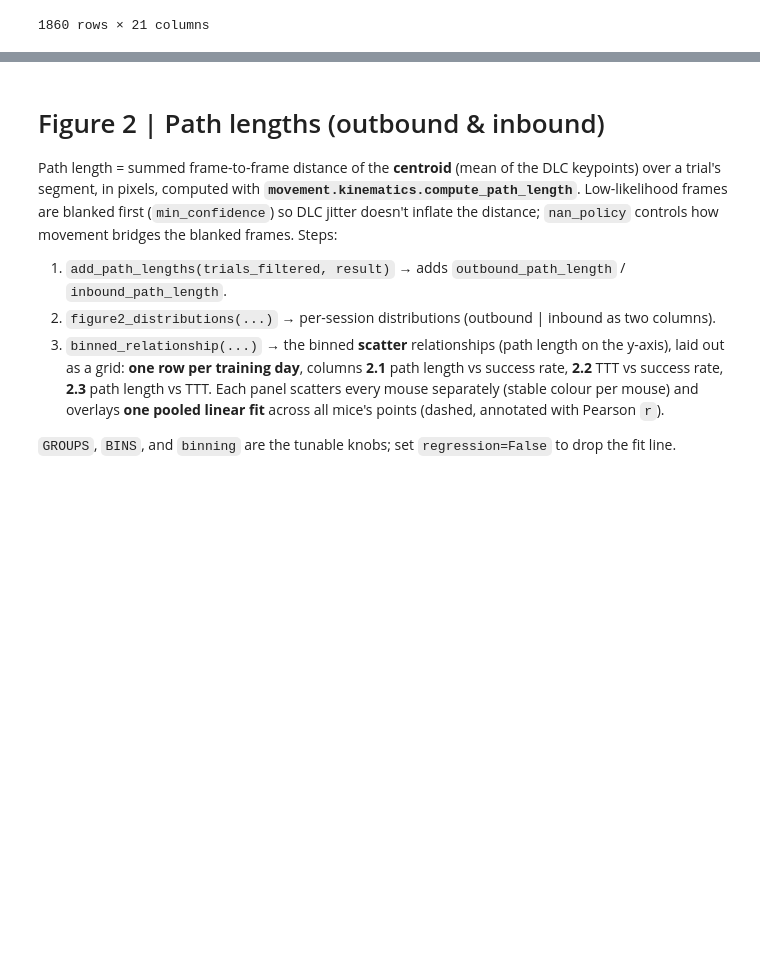
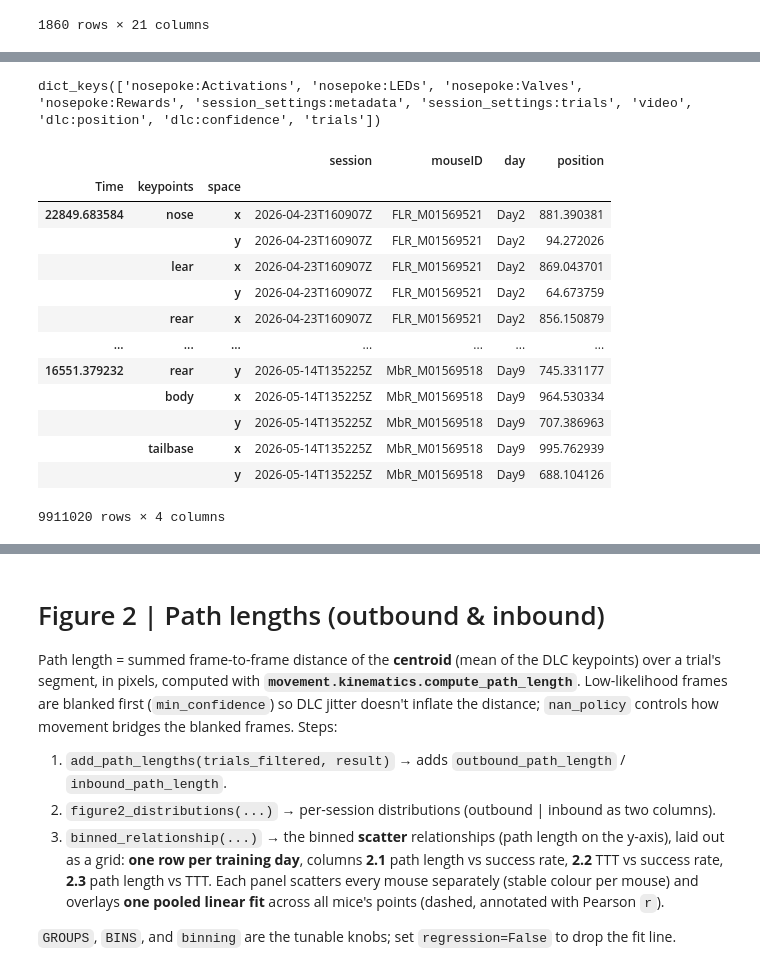
Before and after one commit to Keshavarzi-lab/data-conduit, a Jupyter notebook: src/data_conduit/qc/Requested_plots.ipynb, the cells around one changed output, grey strips where cells are left out. Saved outputs shown, nothing was run; the diff lists cells and outputs as text; code cells hidden in the pictures; blank space fills up the shorter version.

```diff
--- a/src/data_conduit/qc/Requested_plots.ipynb
+++ b/src/data_conduit/qc/Requested_plots.ipynb
@@ -258,0 +261,21 @@ fig, axes = figure1(result, trials_filtered, ROOT, mice=['FbR_M01569522'])
+# %%
+result.keys()
+# %% [output]
+dict_keys(['nosepoke:Activations', 'nosepoke:LEDs', 'nosepoke:Valves', 'nosepoke:Rewards', 'session_settings:metadata', 'session_settings:trials', 'video', 'dlc:position', 'dlc:confidence', 'trials'])
+# %%
+display(result['dlc:position'].to_dataframe())
+# %% [output]
+|  |  |  | session | mouseID | day | position |
+| Time | keypoints | space |  |  |  |  |
+| 22849.683584 | nose | x | 2026-04-23T160907Z | FLR_M01569521 | Day2 | 881.390381 |
+|  |  | y | 2026-04-23T160907Z | FLR_M01569521 | Day2 | 94.272026 |
+|  | lear | x | 2026-04-23T160907Z | FLR_M01569521 | Day2 | 869.043701 |
+|  |  | y | 2026-04-23T160907Z | FLR_M01569521 | Day2 | 64.673759 |
+|  | rear | x | 2026-04-23T160907Z | FLR_M01569521 | Day2 | 856.150879 |
+| ... | ... | ... | ... | ... | ... | ... |
+| 16551.379232 | rear | y | 2026-05-14T135225Z | MbR_M01569518 | Day9 | 745.331177 |
+|  | body | x | 2026-05-14T135225Z | MbR_M01569518 | Day9 | 964.530334 |
+|  |  | y | 2026-05-14T135225Z | MbR_M01569518 | Day9 | 707.386963 |
+|  | tailbase | x | 2026-05-14T135225Z | MbR_M01569518 | Day9 | 995.762939 |
+|  |  | y | 2026-05-14T135225Z | MbR_M01569518 | Day9 | 688.104126 |
+9911020 rows × 4 columns
```
Also changed, not shown: parts of 12 cells of this notebook, 1 other file.
